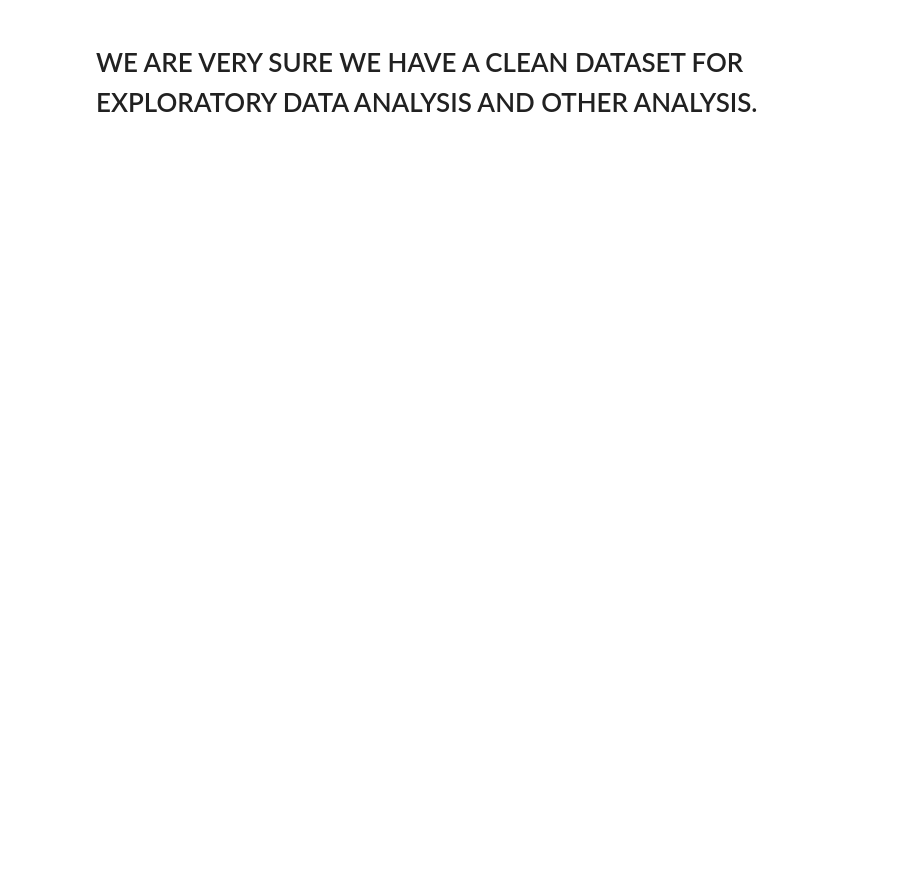
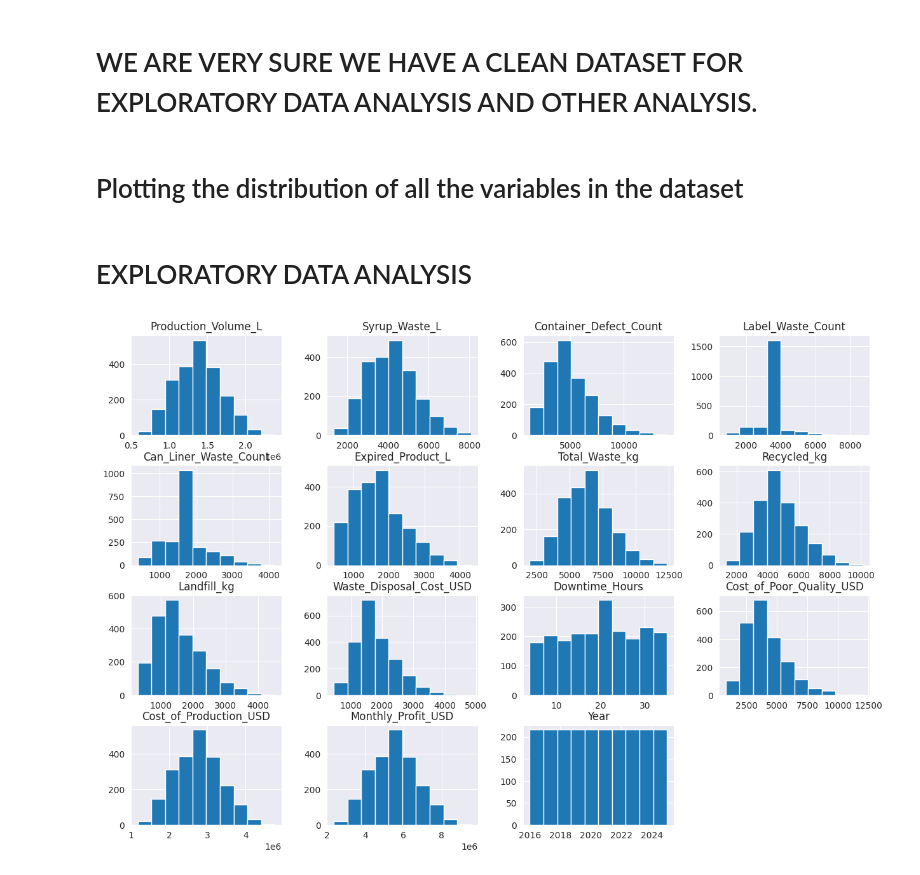
Before and after one commit to romeofopa/DA-Projects, a Jupyter notebook: Waste_Reduction_Operational_Efficiency_And_Predictive_Maintenance_In_Beverage_Company.ipynb, the cells around one changed output. Cells and saved outputs as stored; diff of their text form; code cells hidden in the pictures; blank space fills up the shorter version.

```diff
--- a/Waste_Reduction_Operational_Efficiency_And_Predictive_Maintenance_In_Beverage_Company.ipynb
+++ b/Waste_Reduction_Operational_Efficiency_And_Predictive_Maintenance_In_Beverage_Company.ipynb
@@ -498,3 +498,24 @@ data.describe().T
 | Year | 2160.00 | 2020.50 | 2016.00 | 2018.00 | 2020.50 | 2023.00 | 2025.00 | 2.87 |
 # %% [markdown]
 # WE ARE VERY SURE WE HAVE A CLEAN DATASET FOR EXPLORATORY DATA ANALYSIS AND OTHER ANALYSIS.
+# %% [markdown]
+# Plotting the distribution of all the variables in the dataset
+# %% [markdown]
+# EXPLORATORY DATA ANALYSIS
+# %%
+import pandas as pd
+import seaborn as sns
+import matplotlib.pyplot as plt
+
+# Load dataset
+data = pd.read_csv("Beverage_Waste_Dataset_Final_Cleaned.csv")
+
+# Set visualization style
+sns.set_style("darkgrid")
+
+# Plot histograms
+data.hist(figsize=(15,10))
+
+plt.show()
+# %% [output]
+[figure, added]
```
Also changed, not shown: parts of 2 cells of this notebook.
